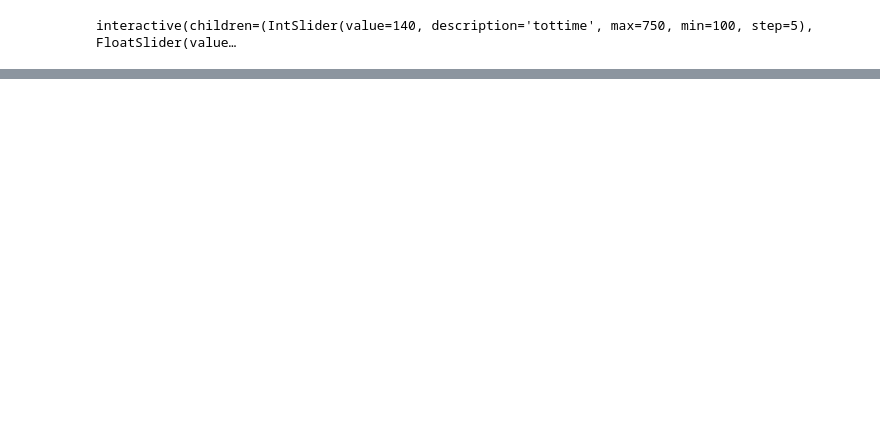
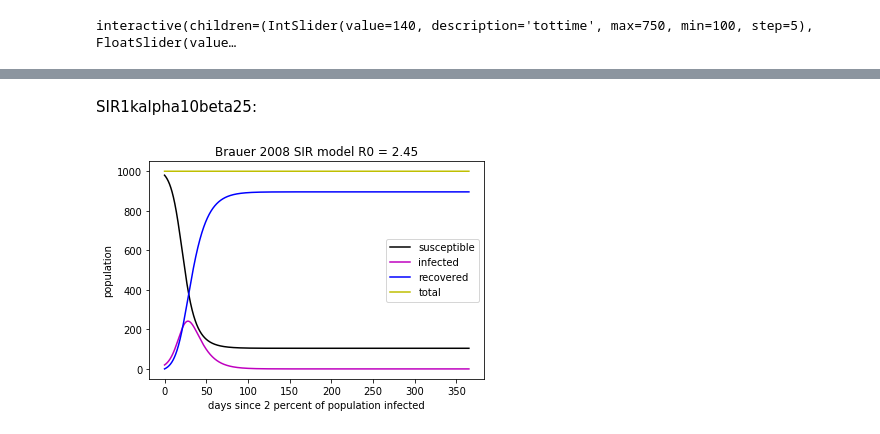
Before and after one commit to jsimpson2020/CODESIR, a Jupyter notebook: Kermack-McKendrick SIR Model (Bauer 2008).ipynb, the cells around one changed output, grey strips where cells are left out. Cells and saved outputs as stored; diff of their text form; code cells hidden in the pictures; blank space fills up the shorter version.

```diff
--- a/Kermack-McKendrick SIR Model (Bauer 2008).ipynb
+++ b/Kermack-McKendrick SIR Model (Bauer 2008).ipynb
@@ -256,0 +329,6 @@ interactive(children=(IntSlider(value=140, description='tottime', max=750, min=1
+# %% [markdown]
+SIR1kalpha10beta25:
+# %%
+BrauerSIR(1000, 0.10, 0.25, "SIR1kalpha10beta25.csv", "SIR1kalpha10beta25.png")
+# %% [output]
+[figure, added]
```
Also changed, not shown: parts of 38 cells of this notebook, 37 other files.
